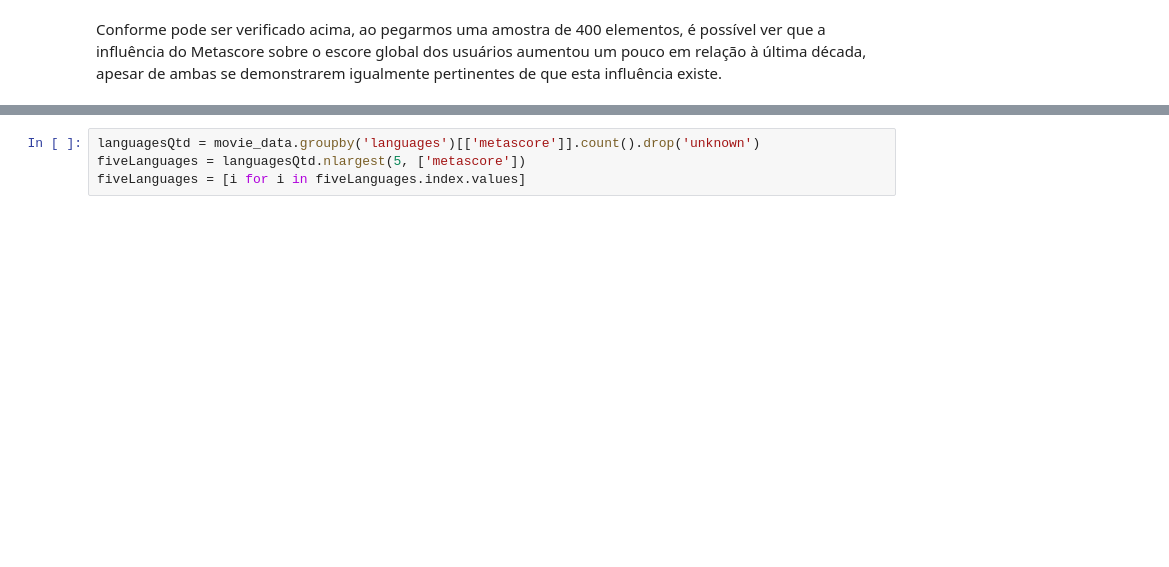
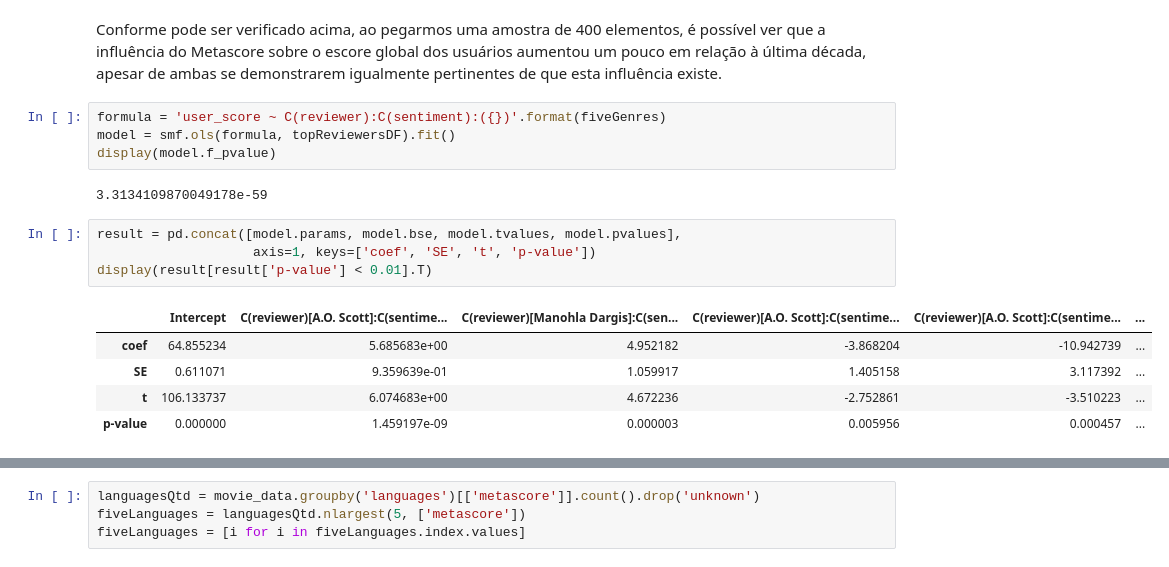
Before and after one commit to gabrieldluca/2017-2-projeto-metascience, a Jupyter notebook: notebooks/analysis.ipynb, the cells around one changed output, grey strips where cells are left out. Saved outputs shown, nothing was run; the diff lists cells and outputs as text; blank space fills up the shorter version.

```diff
--- a/notebooks/analysis.ipynb
+++ b/notebooks/analysis.ipynb
@@ -256,2 +254,18 @@ for axis in axes:
 # %% [markdown]
 Conforme pode ser verificado acima, ao pegarmos uma amostra de 400 elementos, é possível ver que a influência do Metascore sobre o escore global dos usuários aumentou um pouco em relação à última década, apesar de ambas se demonstrarem igualmente pertinentes de que esta influência existe.
+# %%
+formula = 'user_score ~ C(reviewer):C(sentiment):({})'.format(fiveGenres)
+model = smf.ols(formula, topReviewersDF).fit()
+display(model.f_pvalue)
+# %% [output]
+3.3134109870049178e-59
+# %%
+result = pd.concat([model.params, model.bse, model.tvalues, model.pvalues],
+                    axis=1, keys=['coef', 'SE', 't', 'p-value'])
+display(result[result['p-value'] < 0.01].T)
+# %% [output]
+|  | Intercept | C(reviewer)[A.O. Scott]:C(sentime... | C(reviewer)[Manohla Dargis]:C(sen... | C(reviewer)[A.O. Scott]:C(sentime... | C(reviewer)[A.O. Scott]:C(sentime... | ... |
+| coef | 64.855234 | 5.685683e+00 | 4.952182 | -3.868204 | -10.942739 | ... |
+| SE | 0.611071 | 9.359639e-01 | 1.059917 | 1.405158 | 3.117392 | ... |
+| t | 106.133737 | 6.074683e+00 | 4.672236 | -2.752861 | -3.510223 | ... |
+| p-value | 0.000000 | 1.459197e-09 | 0.000003 | 0.005956 | 0.000457 | ... |
```
Also changed, not shown: parts of 30 cells of this notebook, 5 other files.
